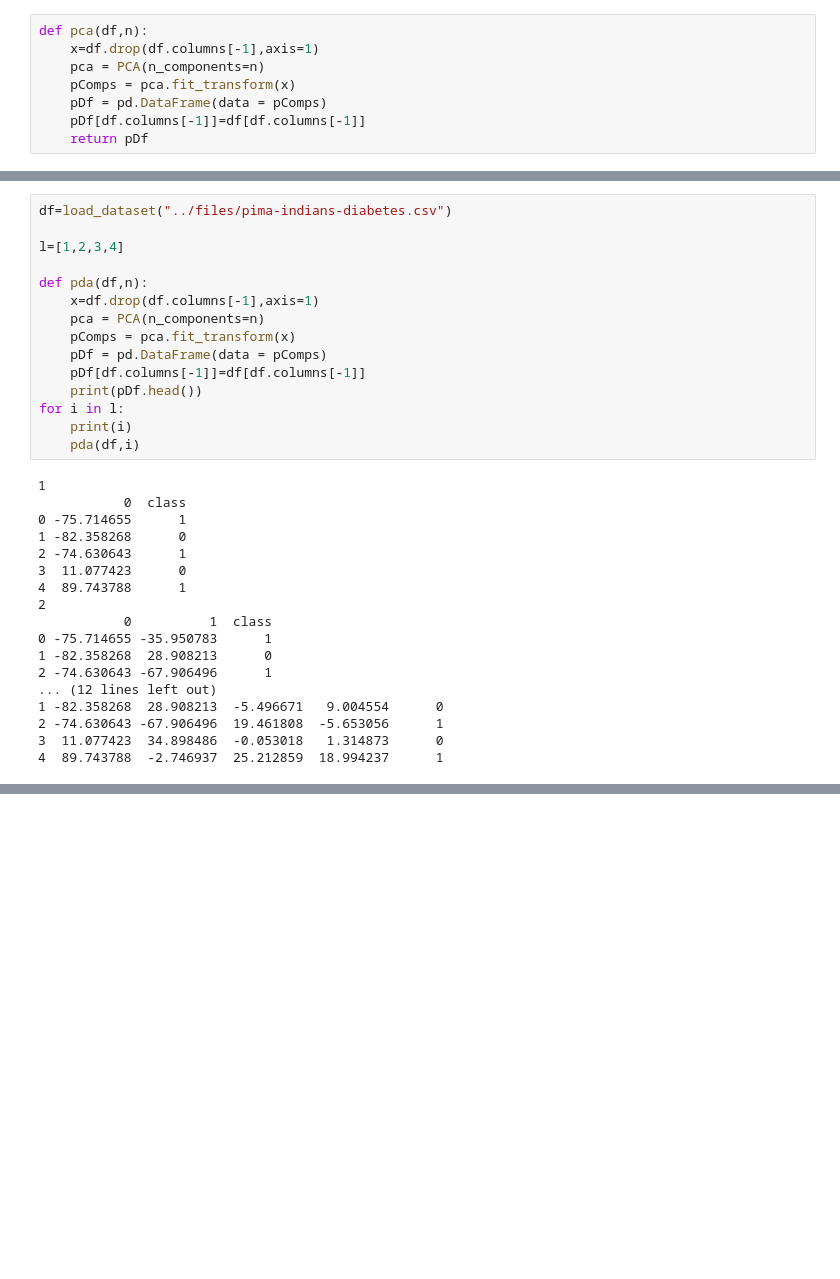
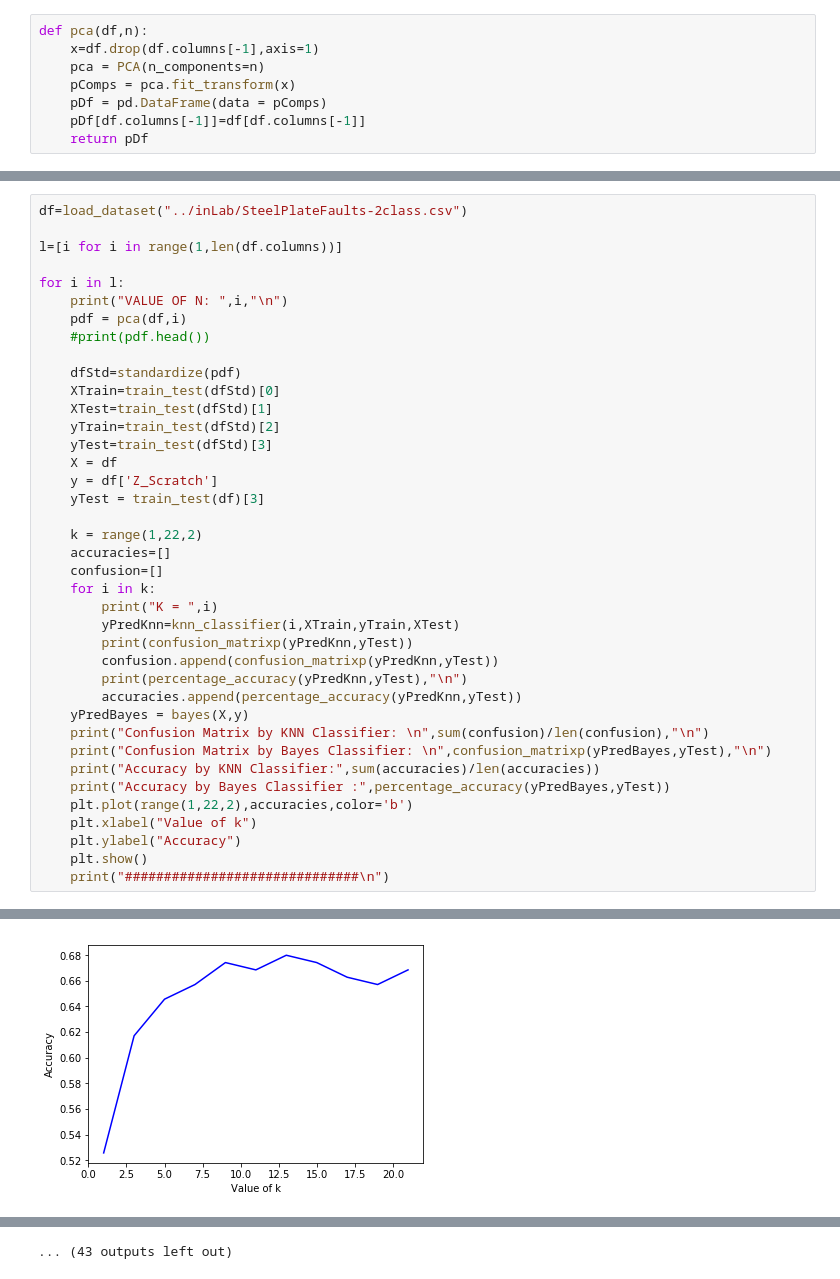
Before and after one commit to SunilKrSingh/Data-Processing-and-Modeling-IC-272, a Jupyter notebook: lab6/codes/practice.ipynb, the cells around one changed output, grey strips where cells are left out. Cells and saved outputs as stored; diff of their text form; blank space fills up the shorter version.

```diff
--- a/lab6/codes/practice.ipynb
+++ b/lab6/codes/practice.ipynb
@@ -211,33 +135,40 @@ SyntaxError: invalid syntax (<ipython-input-144-662214850185>, line 1)
-# %%
-df=load_dataset("../files/pima-indians-diabetes.csv")
-
-l=[1,2,3,4]
-
-def pda(df,n):
-    x=df.drop(df.columns[-1],axis=1)
-    pca = PCA(n_components=n)
-    pComps = pca.fit_transform(x)
-    pDf = pd.DataFrame(data = pComps)
-    pDf[df.columns[-1]]=df[df.columns[-1]]
-    print(pDf.head())
-for i in l:
-    print(i)
-    pda(df,i)
-# %% [output]
-1
-           0  class
-0 -75.714655      1
-1 -82.358268      0
-2 -74.630643      1
-3  11.077423      0
-4  89.743788      1
-2
-           0          1  class
-0 -75.714655 -35.950783      1
-1 -82.358268  28.908213      0
-2 -74.630643 -67.906496      1
-... (12 lines left out)
-1 -82.358268  28.908213  -5.496671   9.004554      0
-2 -74.630643 -67.906496  19.461808  -5.653056      1
-3  11.077423  34.898486  -0.053018   1.314873      0
-4  89.743788  -2.746937  25.212859  18.994237      1
+# %%
+df=load_dataset("../inLab/SteelPlateFaults-2class.csv")
+
+l=[i for i in range(1,len(df.columns))]
+
+for i in l:
+    print("VALUE OF N: ",i,"\n")
+    pdf = pca(df,i)
+    #print(pdf.head())
+
+    dfStd=standardize(pdf)
+    XTrain=train_test(dfStd)[0]
+    XTest=train_test(dfStd)[1]
+    yTrain=train_test(dfStd)[2]
+    yTest=train_test(dfStd)[3]
+    X = df
+    y = df['Z_Scratch']
+    yTest = train_test(df)[3]
+
+    k = range(1,22,2)
+    accuracies=[]
+    confusion=[]
+    for i in k:
+        print("K = ",i)
+        yPredKnn=knn_classifier(i,XTrain,yTrain,XTest)
+        print(confusion_matrixp(yPredKnn,yTest))
+        confusion.append(confusion_matrixp(yPredKnn,yTest))
+        print(percentage_accuracy(yPredKnn,yTest),"\n")
+        accuracies.append(percentage_accuracy(yPredKnn,yTest))
+    yPredBayes = bayes(X,y)
+    print("Confusion Matrix by KNN Classifier: \n",sum(confusion)/len(confusion),"\n")
+    print("Confusion Matrix by Bayes Classifier: \n",confusion_matrixp(yPredBayes,yTest),"\n")
+    print("Accuracy by KNN Classifier:",sum(accuracies)/len(accuracies))
+    print("Accuracy by Bayes Classifier :",percentage_accuracy(yPredBayes,yTest))
+    plt.plot(range(1,22,2),accuracies,color='b')
+    plt.xlabel("Value of k")
+    plt.ylabel("Accuracy")
+    plt.show()
+    print("##############################\n")
+# %% [output]
@@ -243,0 +192 @@ for i in l:
+[figure, added]
@@ -243,0 +283 @@ for i in l:
+... (43 outputs left out)
```
Also changed, not shown: parts of 11 cells of this notebook, 14 other files.
